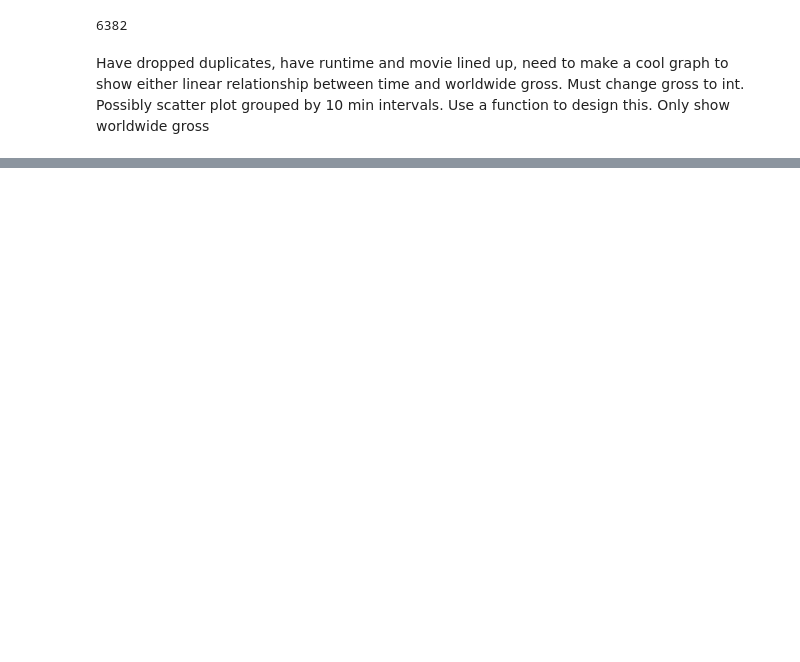
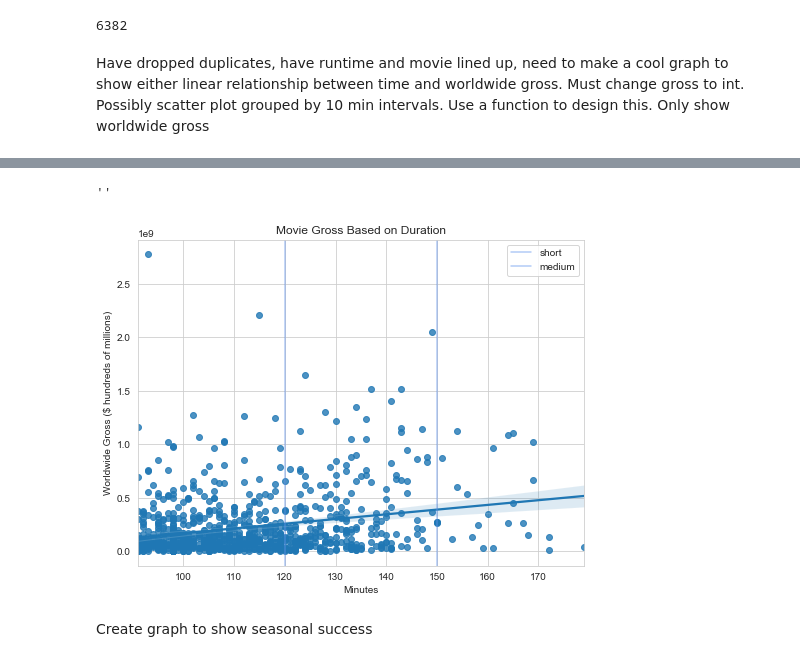
Before and after one commit to kuninethan95/dsc-phase-1-project, a Jupyter notebook: student.ipynb, the cells around one changed output, grey strips where cells are left out. Saved outputs shown, nothing was run; the diff lists cells and outputs as text; code cells hidden in the pictures; blank space fills up the shorter version.

```diff
--- a/student.ipynb
+++ b/student.ipynb
@@ -647,0 +731,18 @@ Have dropped duplicates, have runtime and movie lined up, need to make a cool gr
+# %%
+fig, ax = plt.subplots(figsize=(8, 6))
+ax = sns.regplot(x='runtime_minutes', y='worldwide_gross', data=length_m)
+
+ax.set_title('Movie Gross Based on Duration')
+ax.set_ylabel('Worldwide Gross ($ hundreds of millions)')
+ax.set_xlabel('Minutes')
+ax.axvline(x=120, color='cornflowerblue', linestyle='solid', label='short', alpha=0.5)
+ax.axvline(x=150, color='cornflowerblue', linestyle='solid', label='medium', alpha=0.5)
+ax.legend()
+#fig.savefig("/Users/ethankunin/Documents/lin_reg_minutes.png")
+
+;
+# %% [output]
+''
+[figure, added]
+# %% [markdown]
+Create graph to show seasonal success
```
Also changed, not shown: parts of 40 cells of this notebook.
